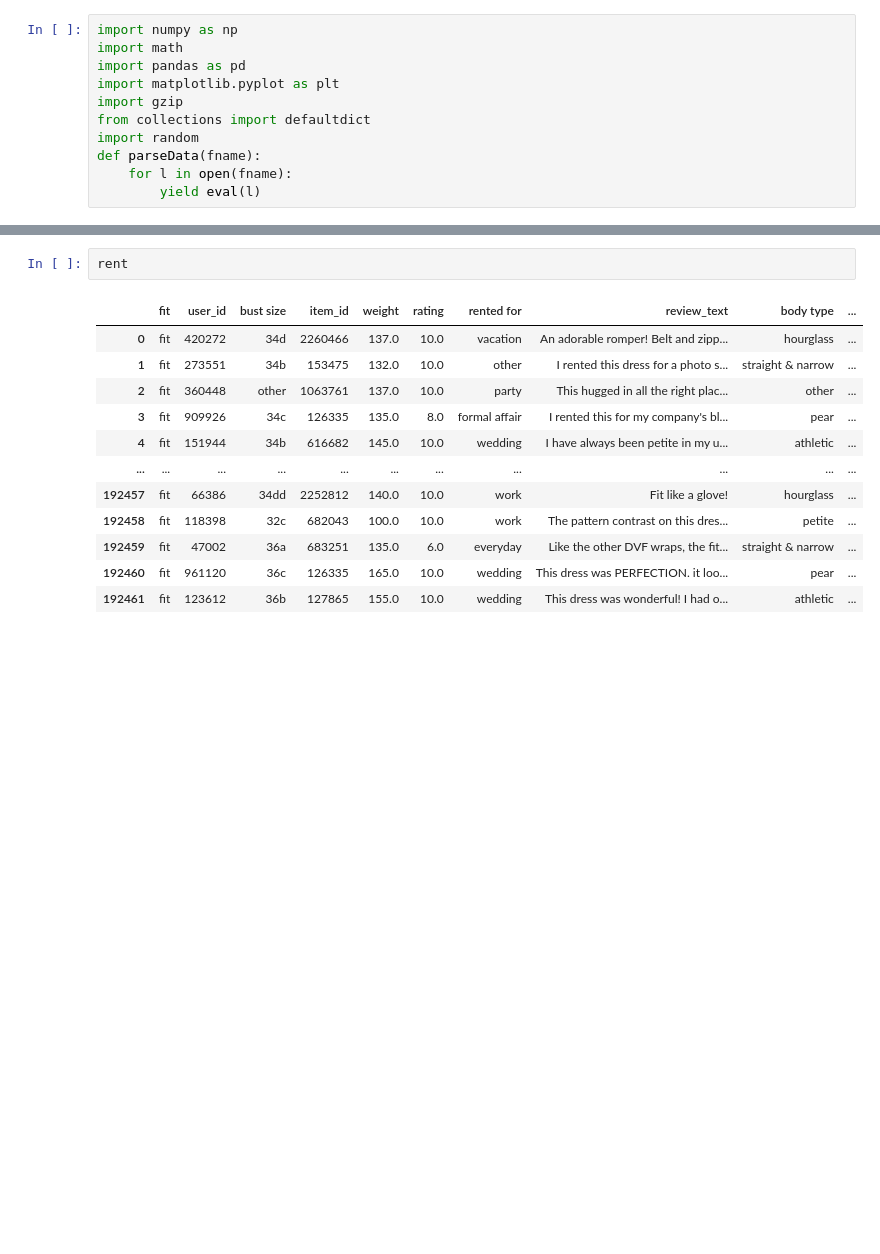
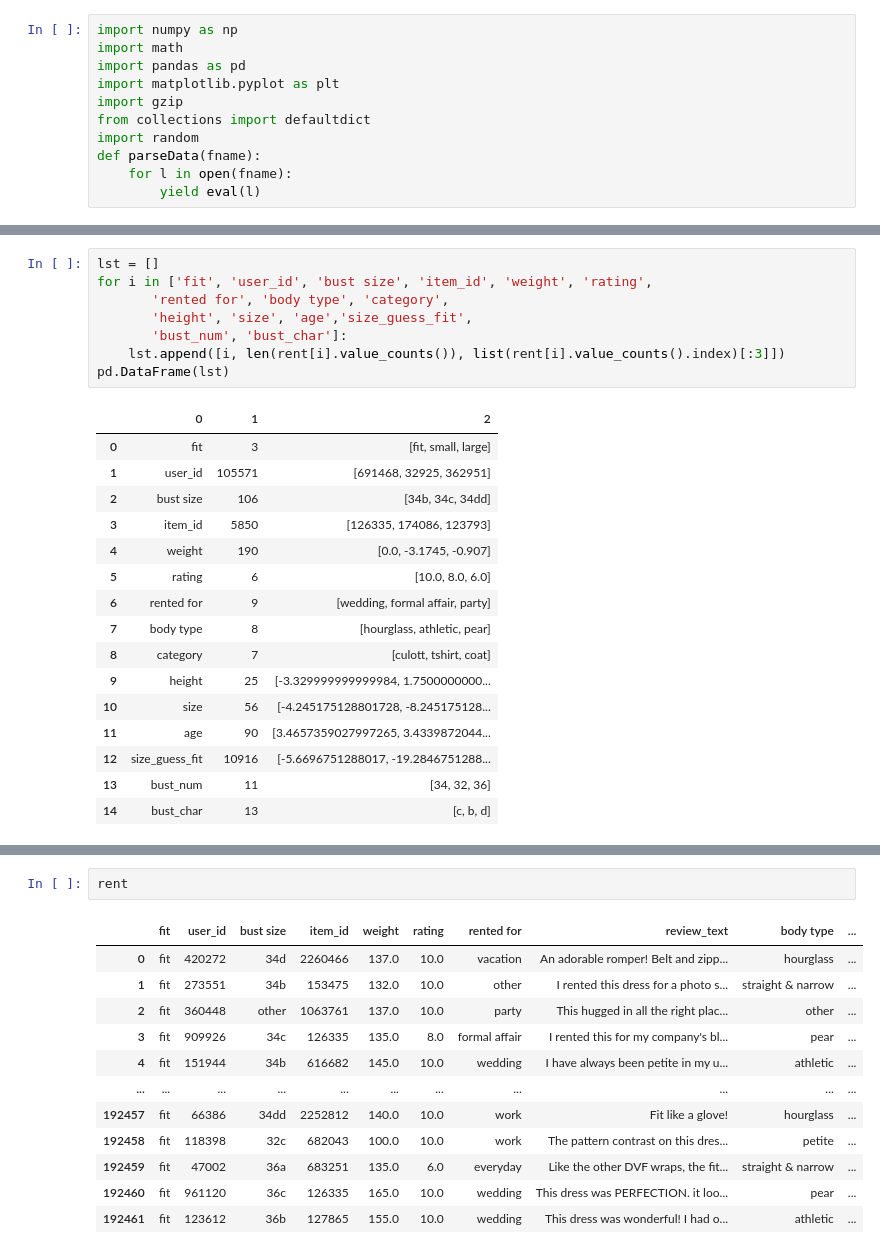
Before and after one commit to Kennnnn774/clothing-fit-classification, a Jupyter notebook: EDA.ipynb, the cells around one changed output, grey strips where cells are left out. Drawn from its saved outputs; the diff is of its cells as text; blank space fills up the shorter version.

```diff
--- a/EDA.ipynb
+++ b/EDA.ipynb
@@ -47,3 +30,28 @@ UnicodeEncodeError: 'utf-8' codec can't encode characters in position 486-487: s
+# %%
+lst = []
+for i in ['fit', 'user_id', 'bust size', 'item_id', 'weight', 'rating',
+       'rented for', 'body type', 'category',
+       'height', 'size', 'age','size_guess_fit',
+       'bust_num', 'bust_char']:
+    lst.append([i, len(rent[i].value_counts()), list(rent[i].value_counts().index)[:3]])
+pd.DataFrame(lst)
+# %% [output]
+|  | 0 | 1 | 2 |
+| 0 | fit | 3 | [fit, small, large] |
+| 1 | user_id | 105571 | [691468, 32925, 362951] |
+| 2 | bust size | 106 | [34b, 34c, 34dd] |
+| 3 | item_id | 5850 | [126335, 174086, 123793] |
+| 4 | weight | 190 | [0.0, -3.1745, -0.907] |
+| 5 | rating | 6 | [10.0, 8.0, 6.0] |
+| 6 | rented for | 9 | [wedding, formal affair, party] |
+| 7 | body type | 8 | [hourglass, athletic, pear] |
+| 8 | category | 7 | [culott, tshirt, coat] |
+| 9 | height | 25 | [-3.329999999999984, 1.7500000000... |
+| 10 | size | 56 | [-4.245175128801728, -8.245175128... |
+| 11 | age | 90 | [3.4657359027997265, 3.4339872044... |
+| 12 | size_guess_fit | 10916 | [-5.6696751288017, -19.2846751288... |
+| 13 | bust_num | 11 | [34, 32, 36] |
+| 14 | bust_char | 13 | [c, b, d] |
 # %%
 rent.dtypes
 # %% [output]
```
Also changed, not shown: parts of 5 cells of this notebook, 2 other files.
